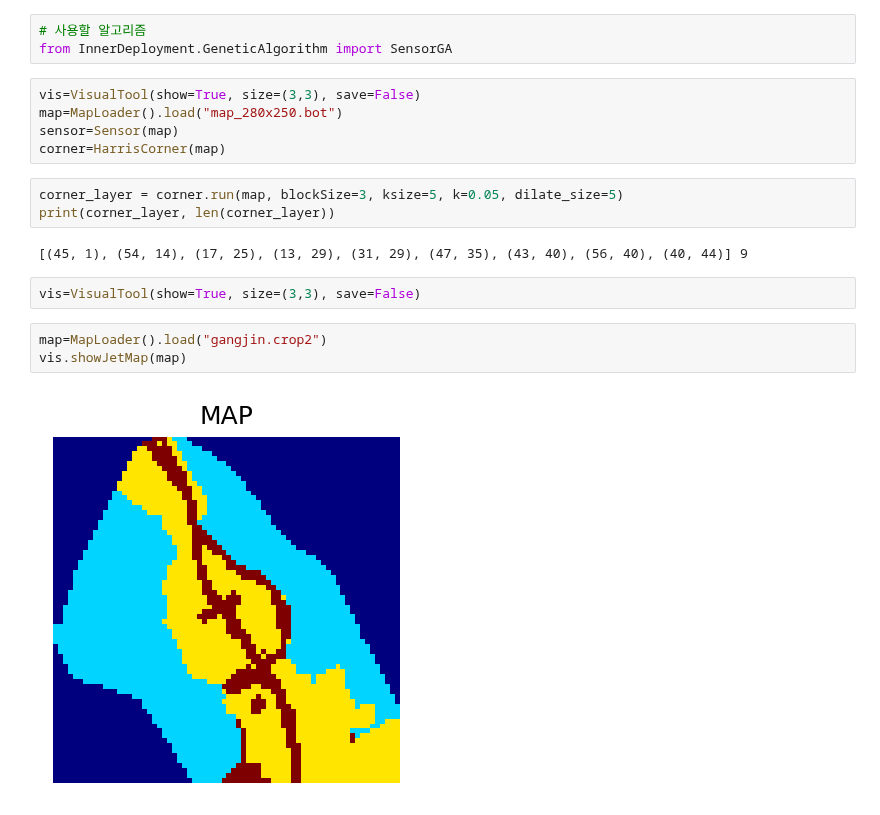
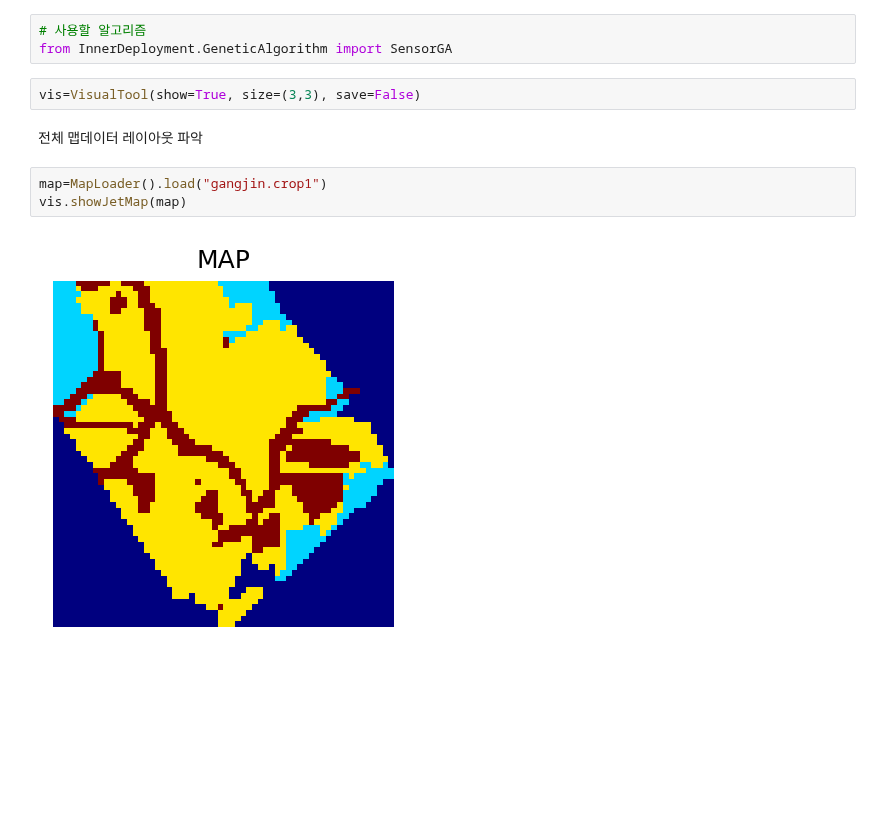
Before and after one commit to yutakseo/SensorDeployment_Optimizer, a Jupyter notebook: test.ipynb, the cells around one changed output. Cells and saved outputs as stored; diff of their text form; blank space fills up the shorter version.

```diff
--- a/test.ipynb
+++ b/test.ipynb
@@ -13,21 +13,13 @@ from Tools.Mask import layer_map
 from InnerDeployment.GeneticAlgorithm import SensorGA
 # %%
 vis=VisualTool(show=True, size=(3,3), save=False)
-map=MapLoader().load("map_280x250.bot")
-sensor=Sensor(map)
-corner=HarrisCorner(map)
-# %%
-corner_layer = corner.run(map, blockSize=3, ksize=5, k=0.05, dilate_size=5)
-print(corner_layer, len(corner_layer))
-# %% [output]
-[(45, 1), (54, 14), (17, 25), (13, 29), (31, 29), (47, 35), (43, 40), (56, 40), (40, 44)] 9
-# %%
-vis=VisualTool(show=True, size=(3,3), save=False)
+# %% [markdown]
+전체 맵데이터 레이아웃 파악
 # %%
-map=MapLoader().load("gangjin.crop2")
+map=MapLoader().load("gangjin.crop1")
 vis.showJetMap(map)
 # %% [output]
-[figure, old version]
+[figure, new version]
 # %%
 installable_layer = layer_map(map, keep_values=[2])
 vis.showJetMap(installable_layer)
```
Also changed, not shown: parts of 16 cells of this notebook, 3 other files.
